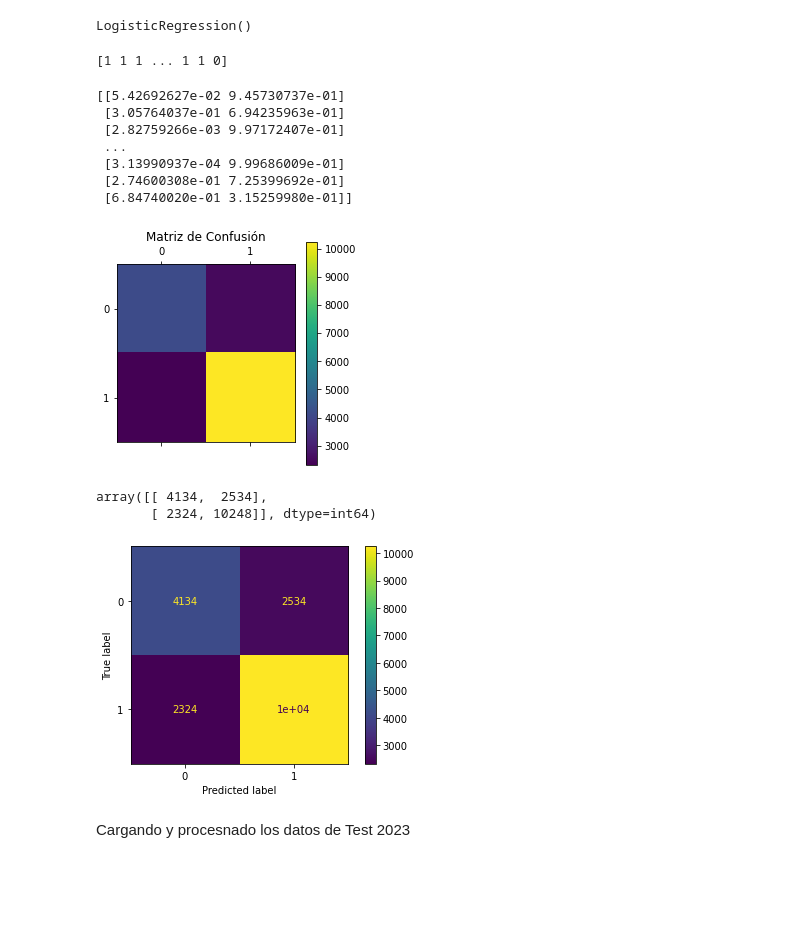
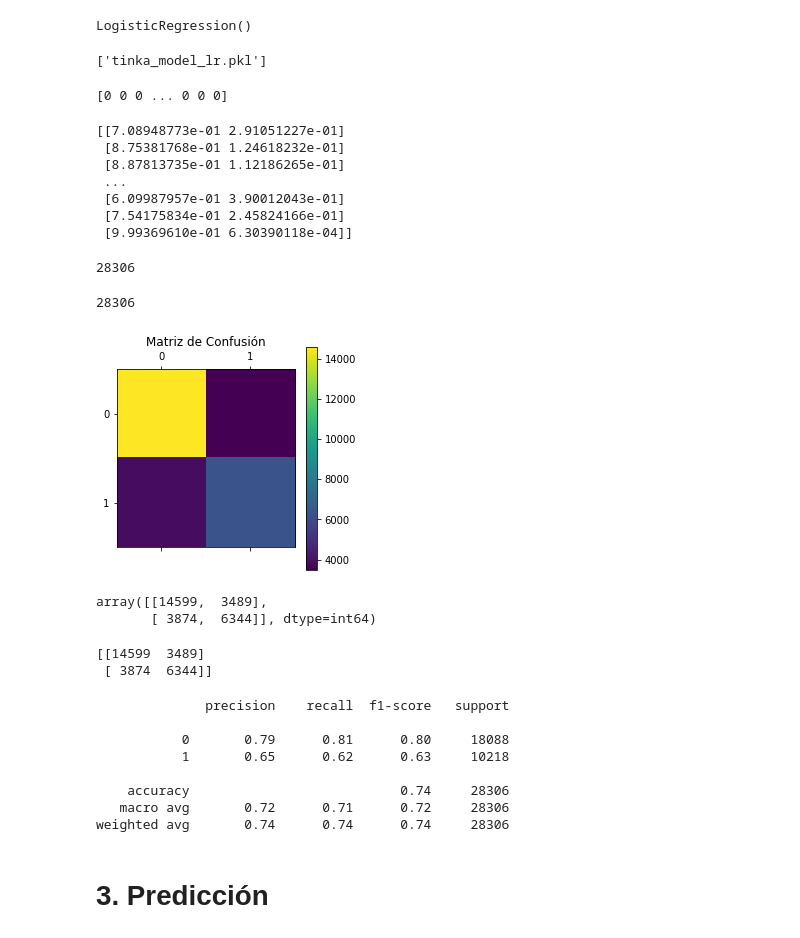
Before and after one commit to Sandraanalytics/latinka, a Jupyter notebook: class.ipynb, the cells around one changed output. Cells and saved outputs as stored; diff of their text form; code cells hidden in the pictures; blank space fills up the shorter version.

Commit message:
modelo_log

```diff
--- a/class.ipynb
+++ b/class.ipynb
@@ -29,7 +29,7 @@ print(conn)
 #No se tomó en cuenta los datos con target null
 q0 = """SELECT *
         FROM [EDS].[TABLON_MODELO_FUGA_CLIENTE]
-        WHERE FLG_FELICIDAD IS NOT NULL AND CODMES=202212"""
+        WHERE CODMES=202212"""
 df = pd.read_sql_query(q0,conn)
 
 #Cerrar conexión
@@ -90,6 +98,8 @@ FECHA_PRIMERA_ACCION           0
 FECHA_ULTIMA_ACCION            0
 FLG_FELICIDAD                  0
 dtype: int64
+# %%
+df['FLG_FELICIDAD'] = df['FLG_FELICIDAD'].fillna(2)
 # %%
 #Eliminar filas con valores nulos
 df.dropna(inplace=True)
@@ -124,12 +134,9 @@ df['MONETARY'] = np.where(df['MONETARY'] == '1. Muy Alto',1,
                           np.where(df['MONETARY'] == '3. Medio', 3,
                           np.where(df['MONETARY'] == '4. Bajo', 4,5))))
 
-df['RECENCY'] = np.where(df['RECENCY'] == '1. Activo', 1,
-                          np.where(df['RECENCY'] == '2. Dormido 1',1,
-                          np.where(df['RECENCY'] == '3. Dormido 2',1,
-                          np.where(df['RECENCY'] == '4. Perdido',0,1))))
+df['RECENCY'] = np.where(df['RECENCY'] == '4. Perdido',1,0)
 
-df['FLG_FELICIDAD'] = np.where(df['FLG_FELICIDAD'] == 'No Feliz',0,1)
+df['FLG_FELICIDAD'] = np.where(df['FLG_FELICIDAD'] == 'No Feliz',0,np.where(df['FLG_FELICIDAD'] == 2,2,1))
 # %%
 df.set_index('ID_CLIENTE',inplace=True)
 # %%
@@ -200,47 +212,72 @@ lr = LogisticRegression()
 lr.fit(X_train, Y_train)
 # %% [output]
 LogisticRegression()
+# %%
+## Exportar el modelo
+import joblib
+joblib.dump(lr,"tinka_model_lr.pkl")
+# %% [output]
+['tinka_model_lr.pkl']
 # %%
-test_data = lr.predict(X_test)
-print(test_data)
+Y_predic = lr.predict(X_test)
+print(Y_predic)
 # %% [output]
-[1 1 1 ... 1 1 0]
+[0 0 0 ... 0 0 0]
 # %%
 prob_test_data = lr.predict_proba(X_test)
 print(prob_test_data)
 # %% [output]
-[[5.42692627e-02 9.45730737e-01]
- [3.05764037e-01 6.94235963e-01]
- [2.82759266e-03 9.97172407e-01]
+[[7.08948773e-01 2.91051227e-01]
+ [8.75381768e-01 1.24618232e-01]
+ [8.87813735e-01 1.12186265e-01]
  ...
- [3.13990937e-04 9.99686009e-01]
- [2.74600308e-01 7.25399692e-01]
- [6.84740020e-01 3.15259980e-01]]
+ [6.09987957e-01 3.90012043e-01]
+ [7.54175834e-01 2.45824166e-01]
+ [9.99369610e-01 6.30390118e-04]]
+# %%
+len(X_test)
+# %% [output]
+28306
+# %%
+len(Y_predic)
+# %% [output]
+28306
 # %%
 #Matriz de confusion
 from sklearn.metrics import confusion_matrix
 import pylab as pl
-cm = confusion_matrix(Y_test, test_data)
+cm = confusion_matrix(Y_test, Y_predic)
 pl.matshow(cm)
 pl.title('Matriz de Confusión')
 pl.colorbar()
 pl.show()
 # %% [output]
-[figure, old version]
+[figure, new version]
 # %%
 cm
 # %% [output]
-array([[ 4134,  2534],
-       [ 2324, 10248]], dtype=int64)
+array([[14599,  3489],
+       [ 3874,  6344]], dtype=int64)
 # %%
+
 from sklearn.metrics import confusion_matrix
-from sklearn.metrics import ConfusionMatrixDisplay
-
 # y_pred = clf.predict(X_test)
-# cm = confusion_matrix(y_test, y_pred)
-
-cm_display = ConfusionMatrixDisplay(cm).plot()
+cm = confusion_matrix(Y_test, Y_predic)
+print(cm)
 # %% [output]
-[figure, removed]
+[[14599  3489]
+ [ 3874  6344]]
-# %% [markdown]
-Cargando y procesnado los datos de Test 2023
+# %%
+from sklearn.metrics import classification_report
+print(classification_report(Y_test, Y_predic))
+# %% [output]
+              precision    recall  f1-score   support
+
+           0       0.79      0.81      0.80     18088
+           1       0.65      0.62      0.63     10218
+
+    accuracy                           0.74     28306
+   macro avg       0.72      0.71      0.72     28306
+weighted avg       0.74      0.74      0.74     28306
+# %% [markdown]
+# 3. Predicción
```
Also changed, not shown: parts of 31 cells of this notebook, 1 other file.
